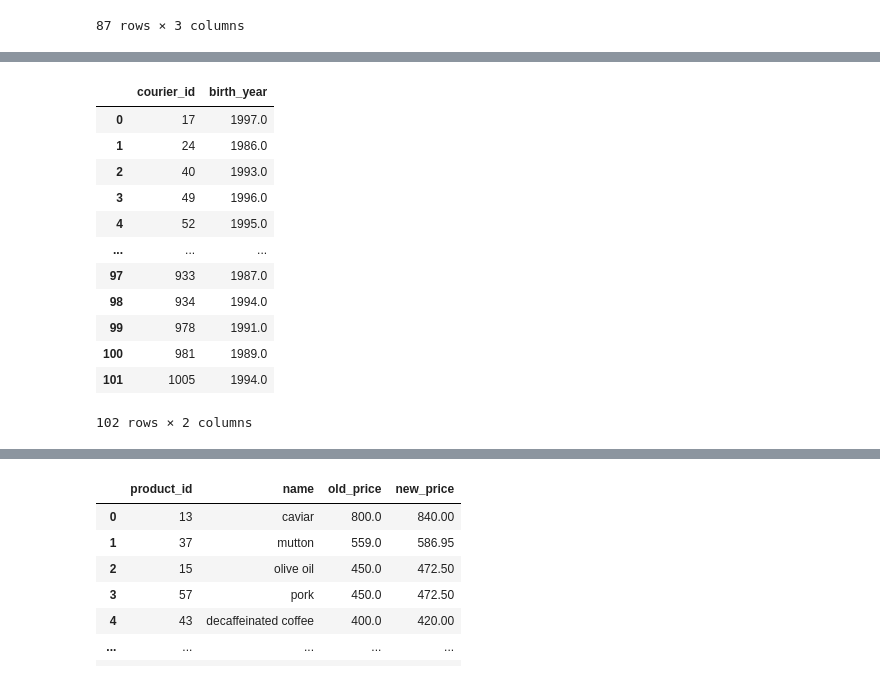
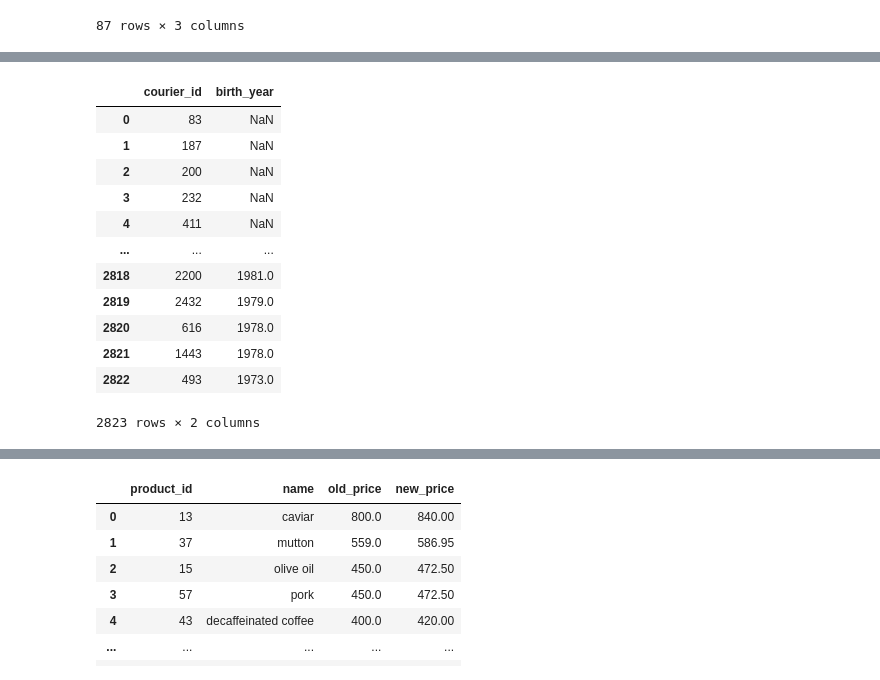
Before and after one commit to Aranaur/py4ds, a Jupyter notebook: sql_basics.ipynb, the cells around one changed output, grey strips where cells are left out. Drawn from its saved outputs; the diff is of its cells as text; code cells hidden in the pictures.

```diff
--- a/sql_basics.ipynb
+++ b/sql_basics.ipynb
@@ -705,20 +607,20 @@ SELECT DATE_PART('day', dates)
 # %%
 %%sql
 SELECT courier_id,
-       date_part('year', birth_date) birth_year
+       date_part('year', birth_date) as birth_year
 FROM   couriers
-USING SAMPLE 10 PERCENT (bernoulli, 123)
+ORDER BY birth_year desc, courier_id
 # %% [output]
 |  | courier_id | birth_year |
-| 0 | 17 | 1997.0 |
-| 1 | 24 | 1986.0 |
-| 2 | 40 | 1993.0 |
-| 3 | 49 | 1996.0 |
-| 4 | 52 | 1995.0 |
+| 0 | 83 | NaN |
+| 1 | 187 | NaN |
+| 2 | 200 | NaN |
+| 3 | 232 | NaN |
+| 4 | 411 | NaN |
 | ... | ... | ... |
-| 97 | 933 | 1987.0 |
-| 98 | 934 | 1994.0 |
-| 99 | 978 | 1991.0 |
-| 100 | 981 | 1989.0 |
-| 101 | 1005 | 1994.0 |
+| 2818 | 2200 | 1981.0 |
+| 2819 | 2432 | 1979.0 |
+| 2820 | 616 | 1978.0 |
+| 2821 | 1443 | 1978.0 |
+| 2822 | 493 | 1973.0 |
-102 rows × 2 columns
+2823 rows × 2 columns
```
Also changed, not shown: parts of 43 cells of this notebook, 13 other files.
